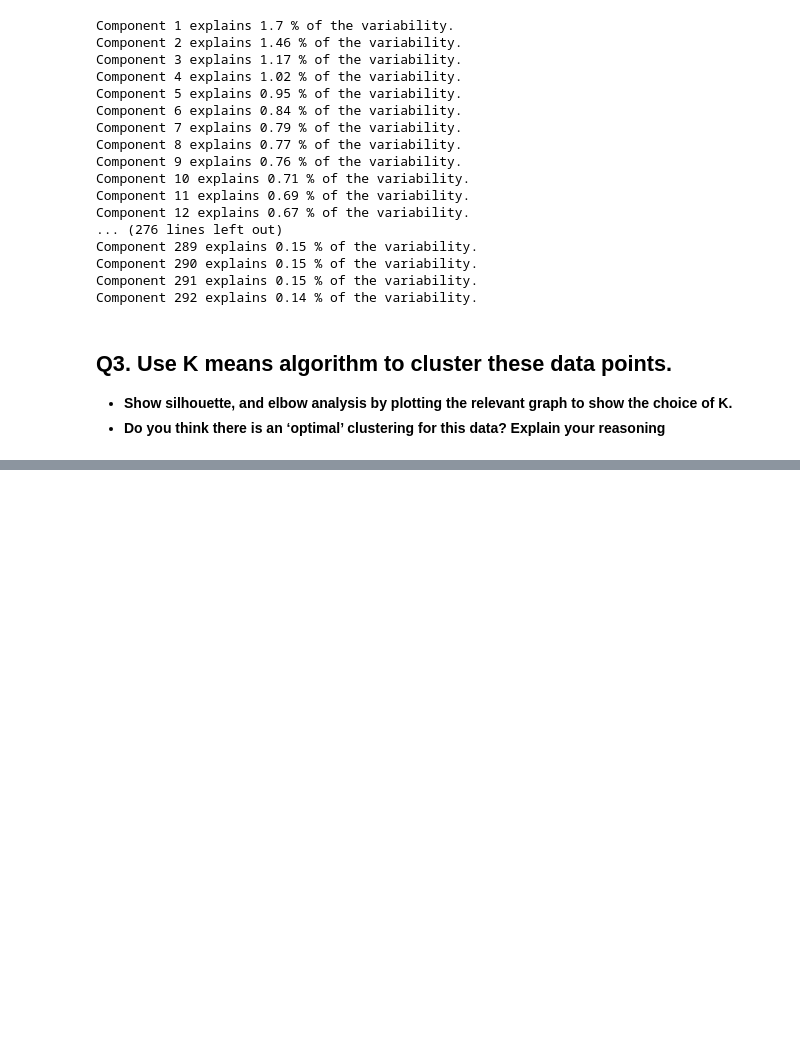
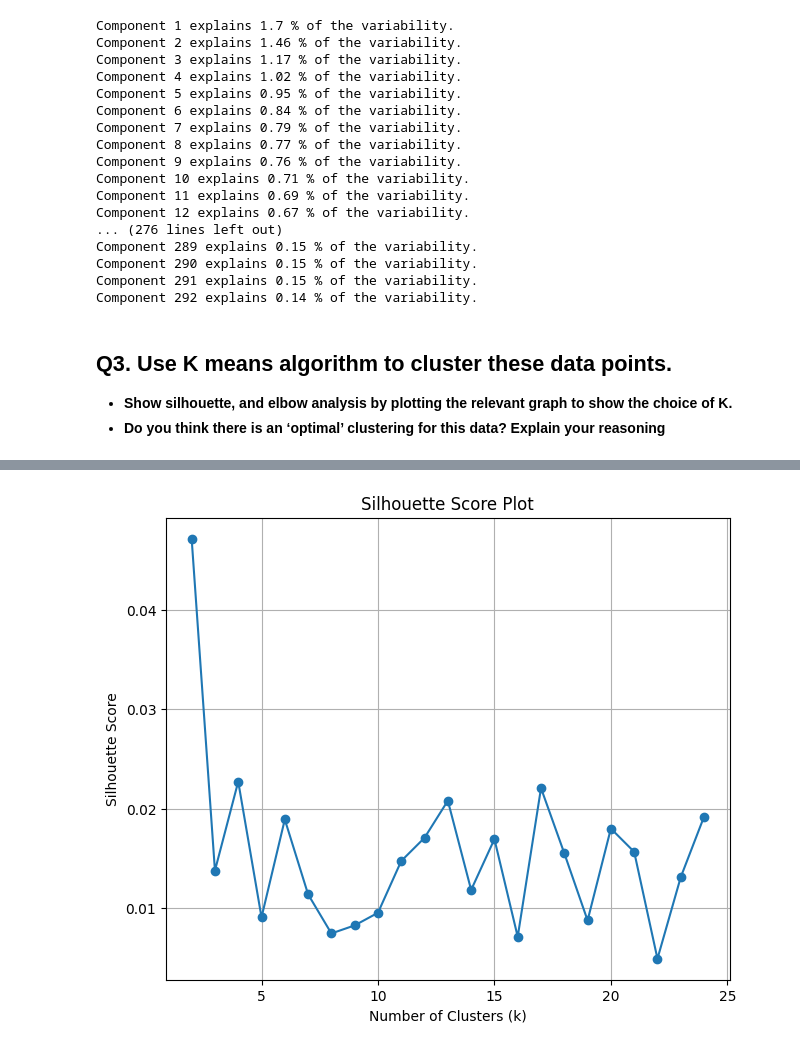
Before and after one commit to Sumitjh26997/CSS581-ML, a Jupyter notebook: HW4.ipynb, the cells around one changed output, grey strips where cells are left out. Drawn from its saved outputs; the diff is of its cells as text; code cells hidden in the pictures; blank space fills up the shorter version.

```diff
--- a/HW4.ipynb
+++ b/HW4.ipynb
@@ -214,0 +198,11 @@ plt.show()
+# %%
+# Silhouette Score Plot
+plt.figure(figsize=(16, 6))
+plt.subplot(1, 2, 1)
+plt.plot(range(2, 25), silhouette_scores, marker='o')
+plt.title('Silhouette Score Plot')
+plt.xlabel('Number of Clusters (k)')
+plt.ylabel('Silhouette Score')
+plt.grid(True)
+# %% [output]
+[figure, added]
```
Also changed, not shown: parts of 25 cells of this notebook.
